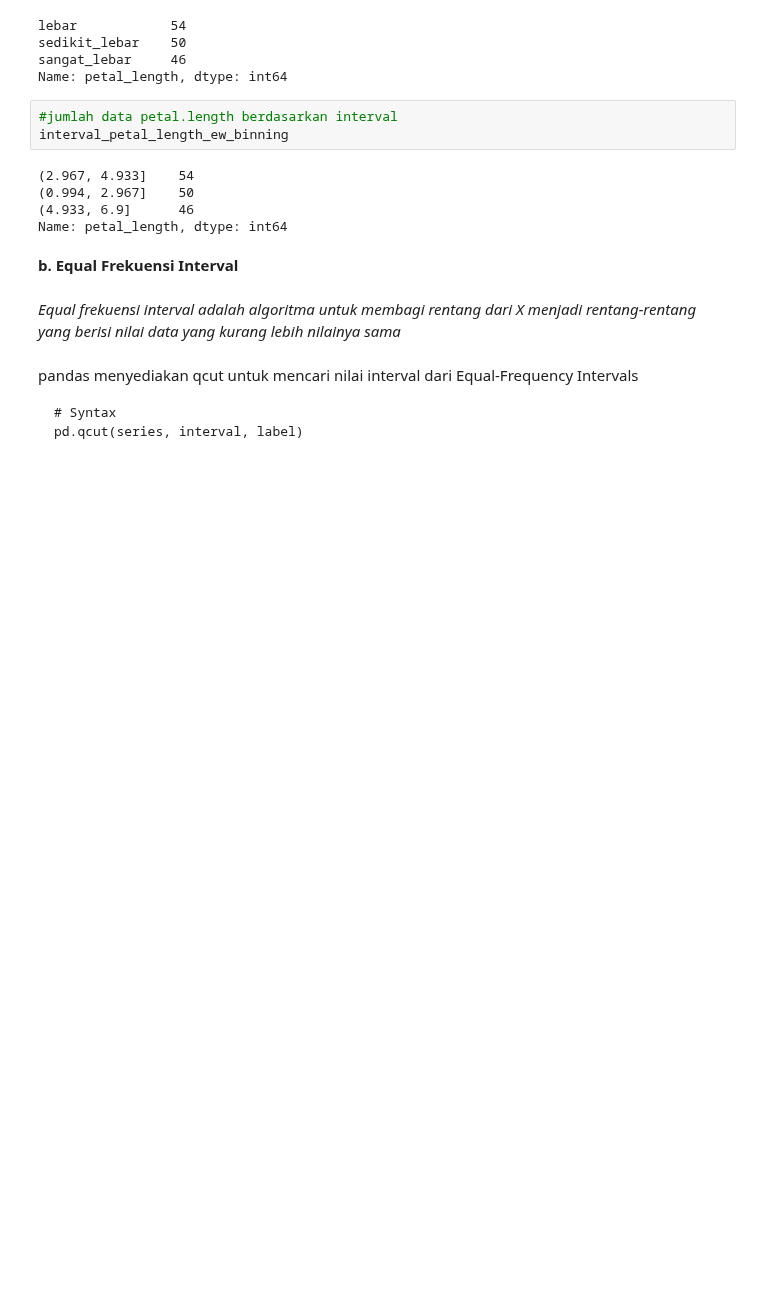
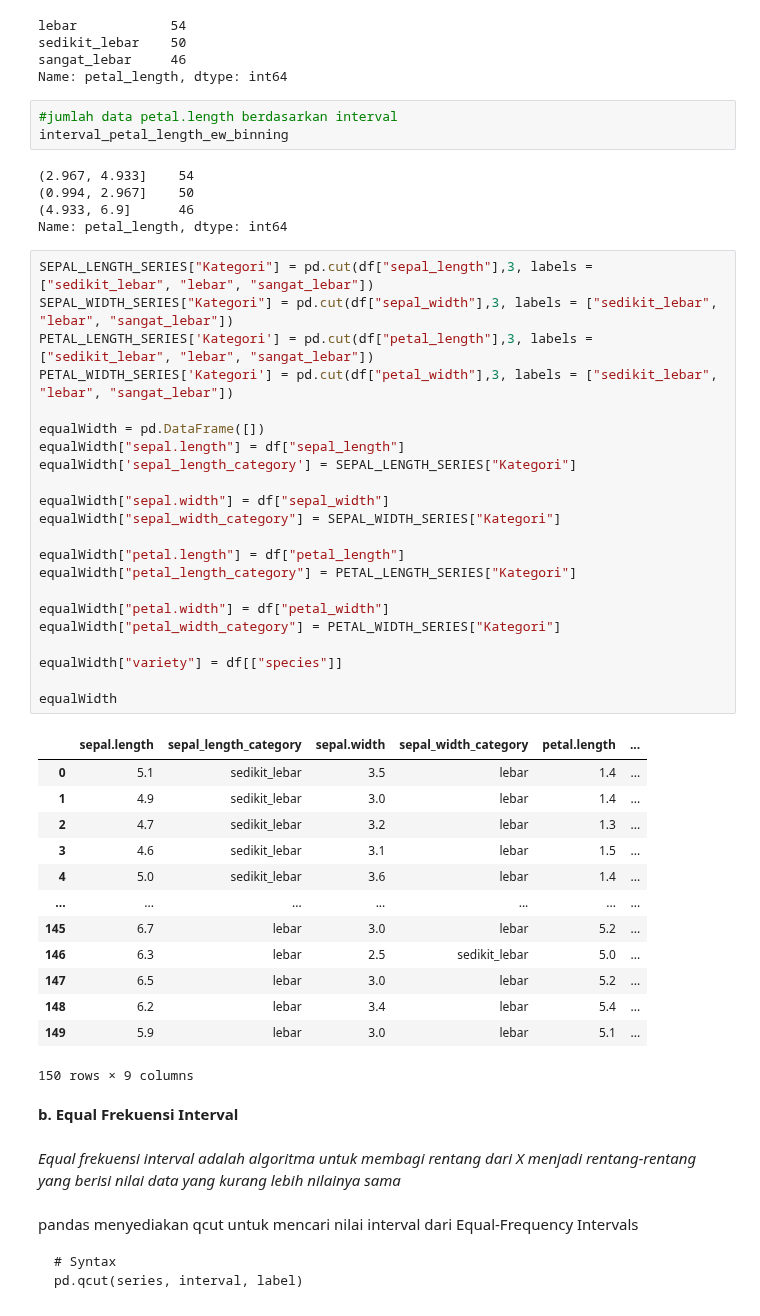
Before and after one commit to DwiAsfi/datamining, a Jupyter notebook: _sources/notebooks.ipynb, the cells around one changed output. Cells and saved outputs as stored; diff of their text form; blank space fills up the shorter version.

```diff
--- a/_sources/notebooks.ipynb
+++ b/_sources/notebooks.ipynb
@@ -657,6 +657,42 @@ interval_petal_length_ew_binning
 (0.994, 2.967]    50
 (4.933, 6.9]      46
 Name: petal_length, dtype: int64
+# %%
+SEPAL_LENGTH_SERIES["Kategori"] = pd.cut(df["sepal_length"],3, labels = ["sedikit_lebar", "lebar", "sangat_lebar"])
+SEPAL_WIDTH_SERIES["Kategori"] = pd.cut(df["sepal_width"],3, labels = ["sedikit_lebar", "lebar", "sangat_lebar"])
+PETAL_LENGTH_SERIES['Kategori'] = pd.cut(df["petal_length"],3, labels = ["sedikit_lebar", "lebar", "sangat_lebar"])
+PETAL_WIDTH_SERIES['Kategori'] = pd.cut(df["petal_width"],3, labels = ["sedikit_lebar", "lebar", "sangat_lebar"])
+
+equalWidth = pd.DataFrame([])
+equalWidth["sepal.length"] = df["sepal_length"]
+equalWidth['sepal_length_category'] = SEPAL_LENGTH_SERIES["Kategori"]
+
+equalWidth["sepal.width"] = df["sepal_width"]
+equalWidth["sepal_width_category"] = SEPAL_WIDTH_SERIES["Kategori"]
+
+equalWidth["petal.length"] = df["petal_length"]
+equalWidth["petal_length_category"] = PETAL_LENGTH_SERIES["Kategori"]
+
+equalWidth["petal.width"] = df["petal_width"]
+equalWidth["petal_width_category"] = PETAL_WIDTH_SERIES["Kategori"]
+
+equalWidth["variety"] = df[["species"]]
+
+equalWidth
+# %% [output]
+|  | sepal.length | sepal_length_category | sepal.width | sepal_width_category | petal.length | ... |
+| 0 | 5.1 | sedikit_lebar | 3.5 | lebar | 1.4 | ... |
+| 1 | 4.9 | sedikit_lebar | 3.0 | lebar | 1.4 | ... |
+| 2 | 4.7 | sedikit_lebar | 3.2 | lebar | 1.3 | ... |
+| 3 | 4.6 | sedikit_lebar | 3.1 | lebar | 1.5 | ... |
+| 4 | 5.0 | sedikit_lebar | 3.6 | lebar | 1.4 | ... |
+| ... | ... | ... | ... | ... | ... | ... |
+| 145 | 6.7 | lebar | 3.0 | lebar | 5.2 | ... |
+| 146 | 6.3 | lebar | 2.5 | sedikit_lebar | 5.0 | ... |
+| 147 | 6.5 | lebar | 3.0 | lebar | 5.2 | ... |
+| 148 | 6.2 | lebar | 3.4 | lebar | 5.4 | ... |
+| 149 | 5.9 | lebar | 3.0 | lebar | 5.1 | ... |
+150 rows × 9 columns
 # %% [markdown]
 **b. Equal Frekuensi Interval**
 # %% [markdown]
```
Also changed, not shown: parts of 1 cell of this notebook, 5 other files.
